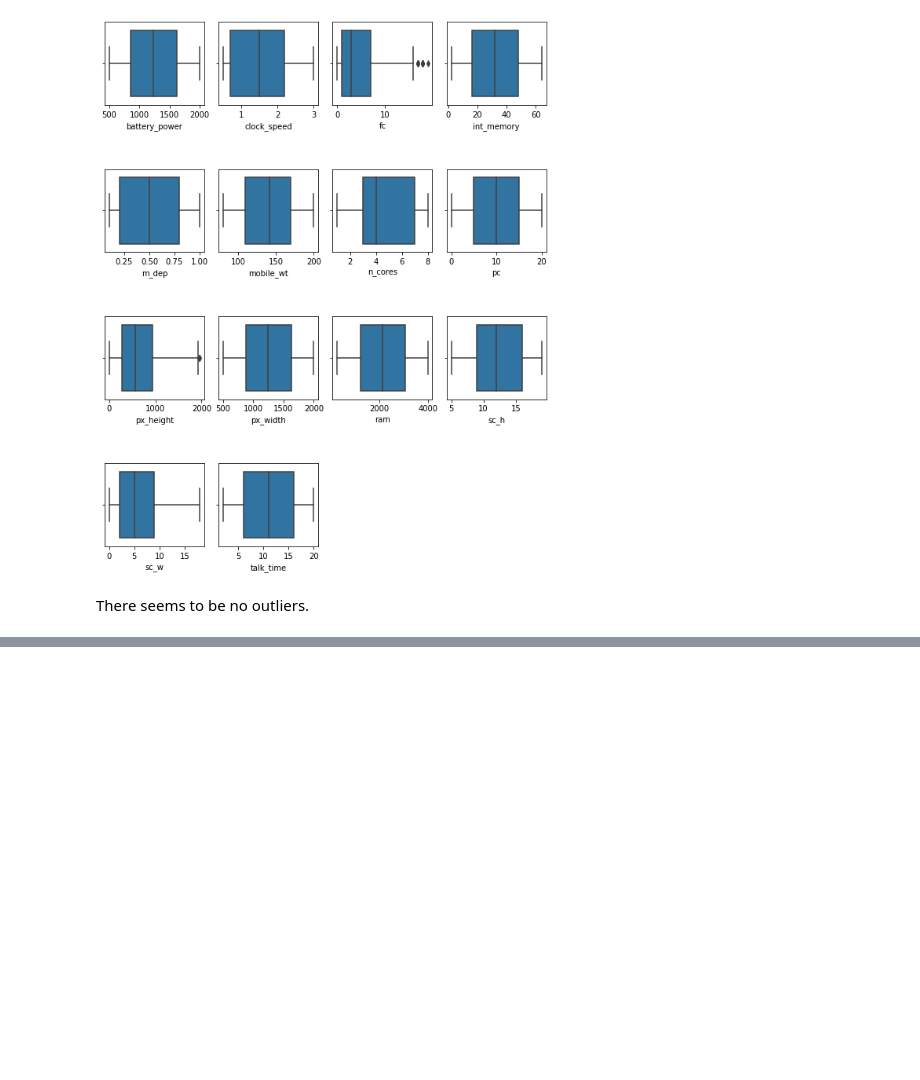
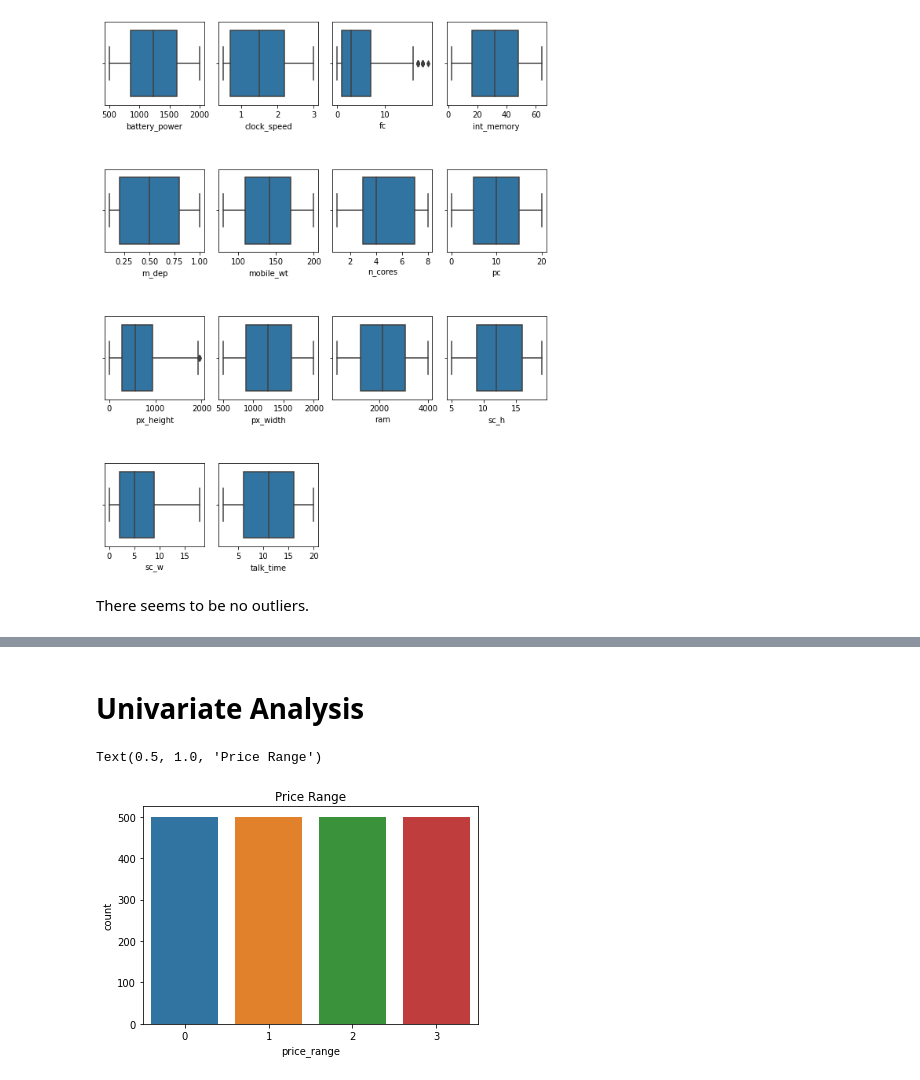
Before and after one commit to kavyas1989/Mobile-Price-Range-Prediction, a Jupyter notebook: Mobile_Price_Range_Prediction.ipynb, the cells around one changed output, grey strips where cells are left out. Cells and saved outputs as stored; diff of their text form; code cells hidden in the pictures; blank space fills up the shorter version.

```diff
--- a/Mobile_Price_Range_Prediction.ipynb
+++ b/Mobile_Price_Range_Prediction.ipynb
@@ -272,0 +279,8 @@ for i in columns:
+# %% [markdown]
+# **Univariate Analysis**
+# %%
+#mobile_df['price_range'].value_counts()
+sns.countplot(df['price_range']).set_title("Price Range")
+# %% [output]
+Text(0.5, 1.0, 'Price Range')
+[figure, added]
```
Also changed, not shown: parts of 87 cells of this notebook.
